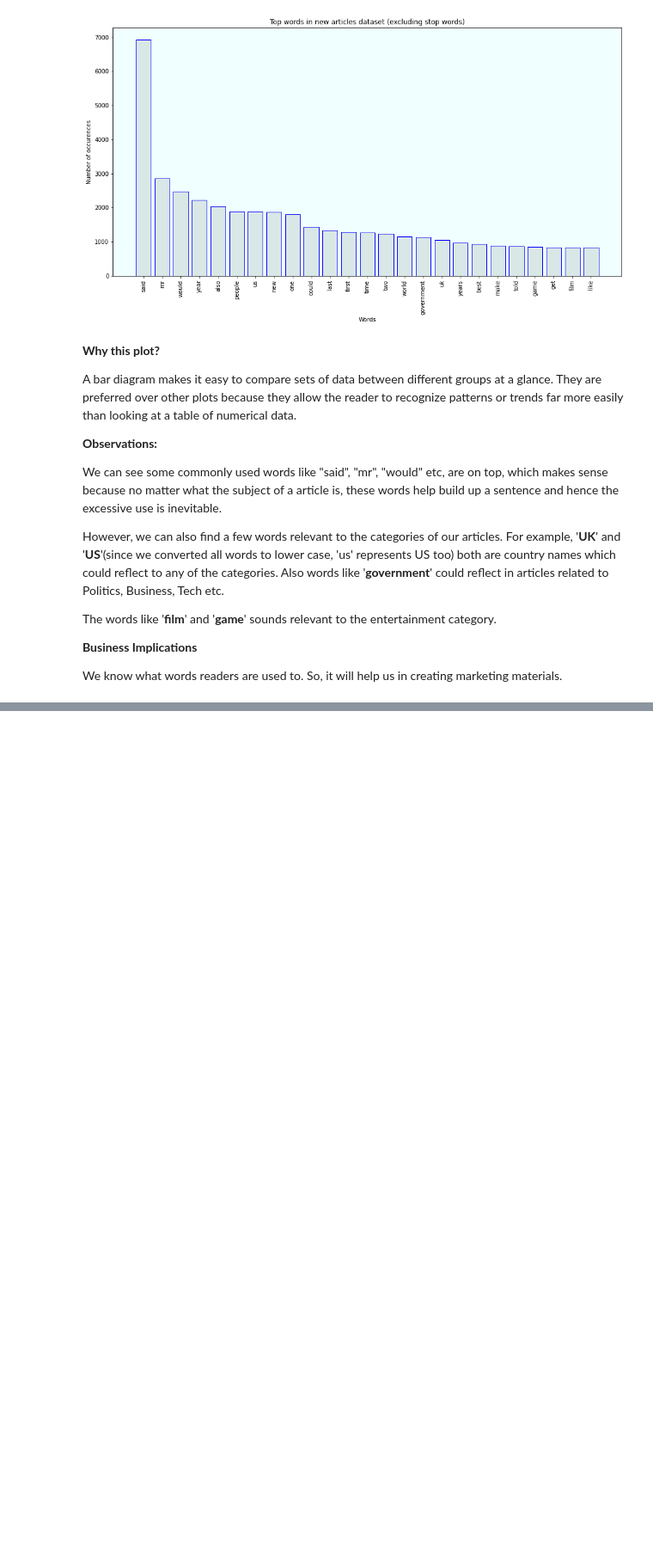
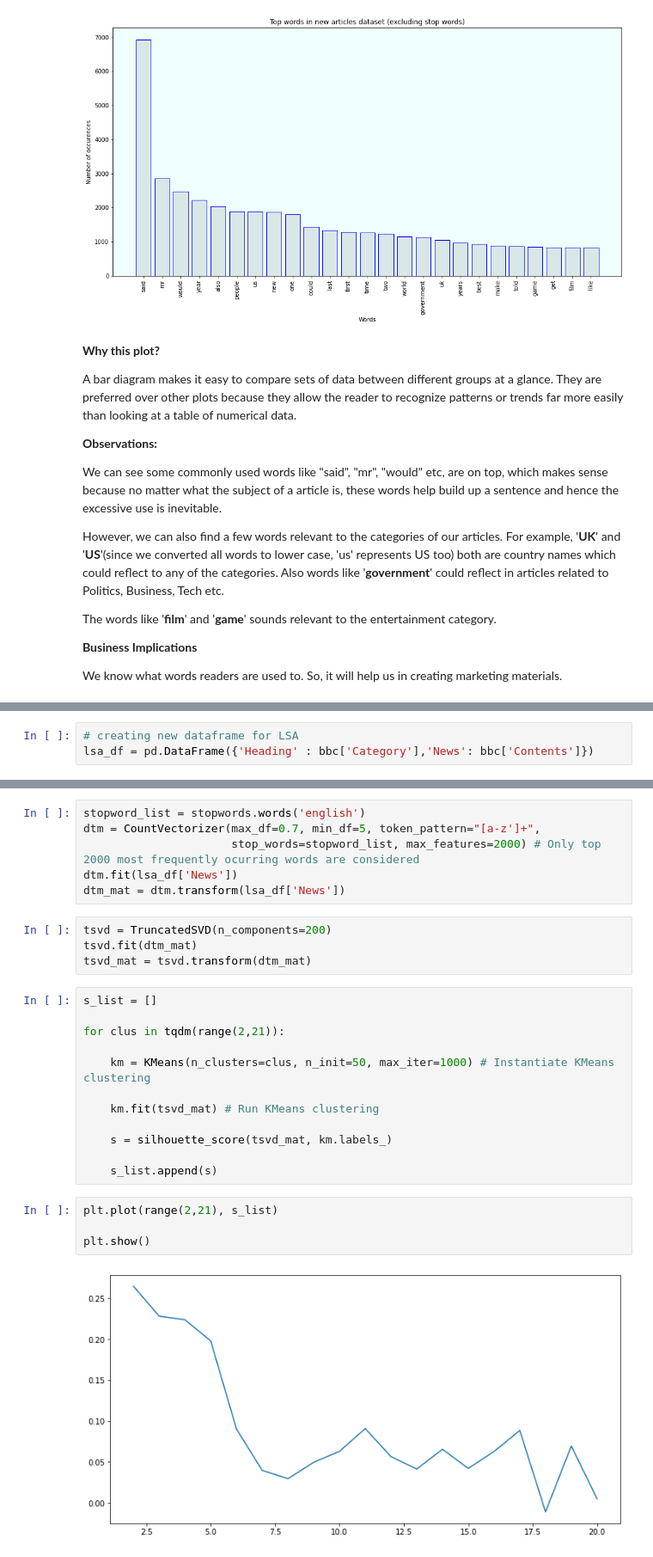
Before and after one commit to AshutoshKumarDubey/Topic_modeling_on_news_Articles, a Jupyter notebook: Topic_Modelling_on_News_Articles_BY_Ashutosh_Kumar_Dubey.ipynb, the cells around one changed output, grey strips where cells are left out. Shown at 86% size. Drawn from its saved outputs; the diff is of its cells as text; blank space fills up the shorter version.

```diff
--- a/Topic_Modelling_on_News_Articles_BY_Ashutosh_Kumar_Dubey.ipynb
+++ b/Topic_Modelling_on_News_Articles_BY_Ashutosh_Kumar_Dubey.ipynb
@@ -589,0 +709,3 @@ We know what words readers are used to. So, it will help us in creating marketin
+# %%
+# creating new dataframe for LSA
+lsa_df = pd.DataFrame({'Heading' : bbc['Category'],'News': bbc['Contents']})
@@ -589,0 +732,28 @@ We know what words readers are used to. So, it will help us in creating marketin
+# %%
+stopword_list = stopwords.words('english')
+dtm = CountVectorizer(max_df=0.7, min_df=5, token_pattern="[a-z']+",
+                      stop_words=stopword_list, max_features=2000) # Only top 2000 most frequently ocurring words are considered
+dtm.fit(lsa_df['News'])
+dtm_mat = dtm.transform(lsa_df['News'])
+# %%
+tsvd = TruncatedSVD(n_components=200)
+tsvd.fit(dtm_mat)
+tsvd_mat = tsvd.transform(dtm_mat)
+# %%
+s_list = []
+
+for clus in tqdm(range(2,21)):
+
+    km = KMeans(n_clusters=clus, n_init=50, max_iter=1000) # Instantiate KMeans clustering
+
+    km.fit(tsvd_mat) # Run KMeans clustering
+
+    s = silhouette_score(tsvd_mat, km.labels_)
+
+    s_list.append(s)
+# %%
+plt.plot(range(2,21), s_list)
+
+plt.show()
+# %% [output]
+[figure, added]
```
Also changed, not shown: parts of 34 cells of this notebook.
